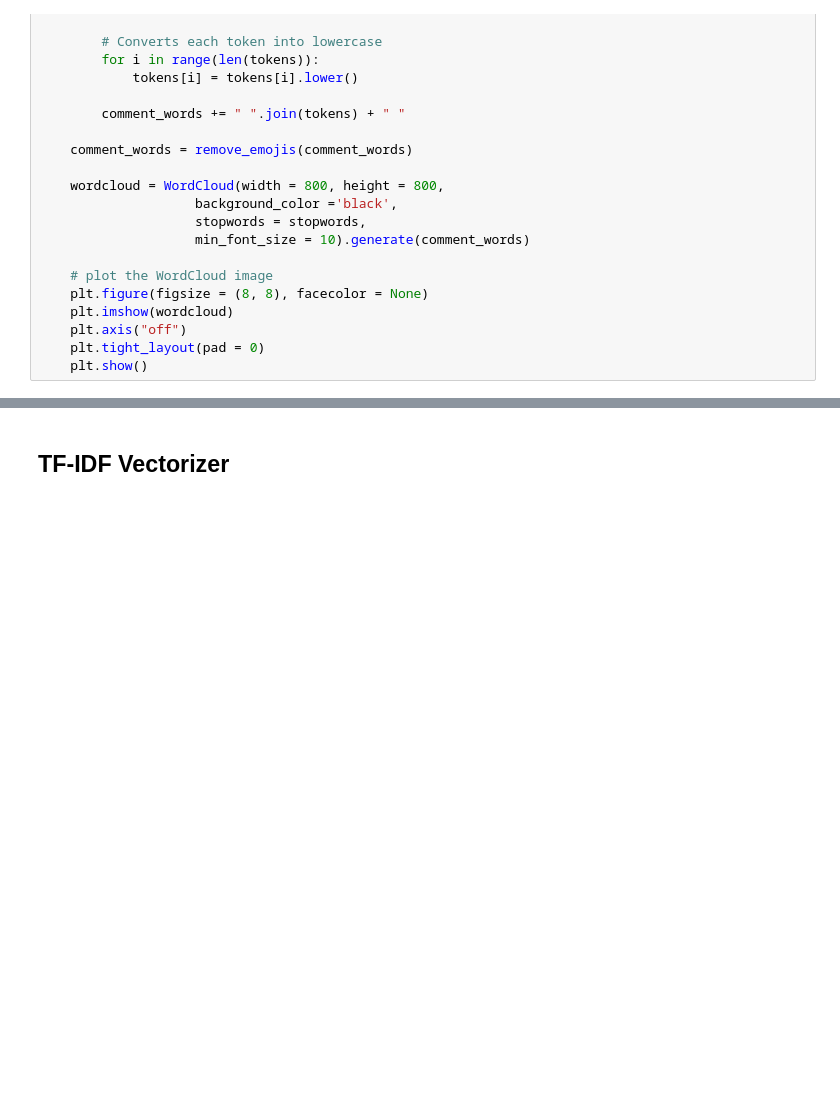
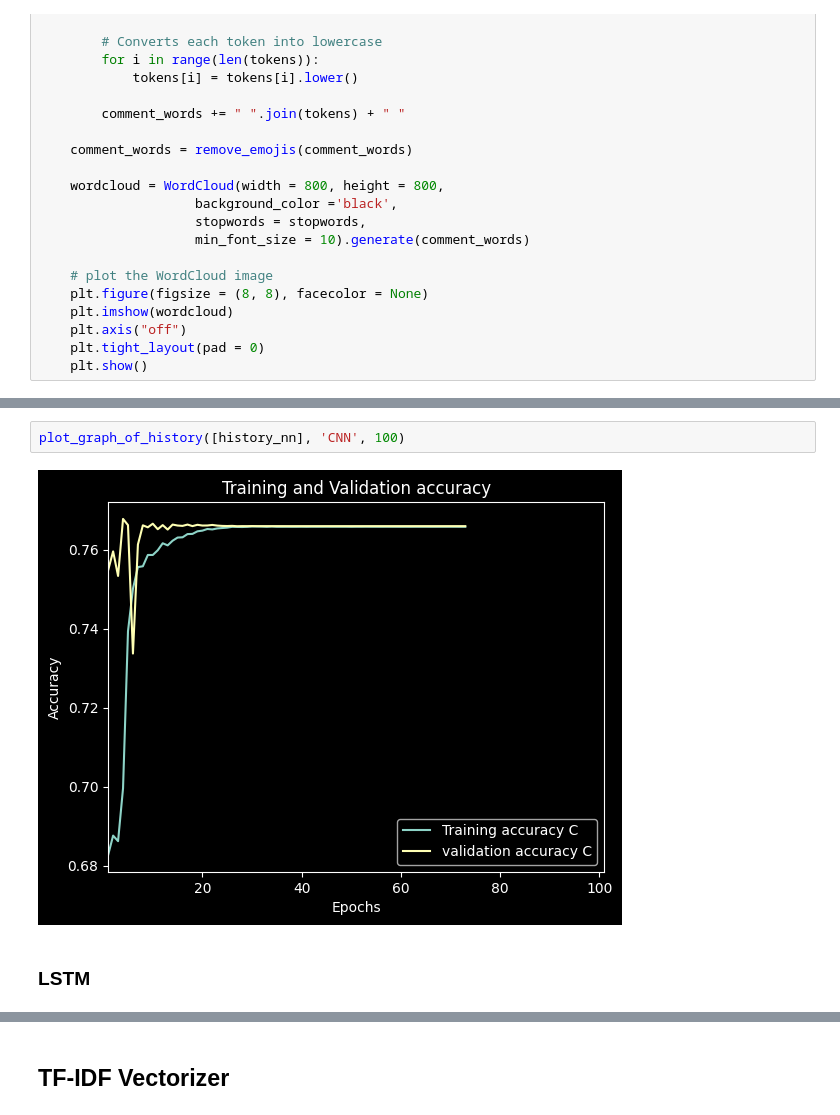
Before and after one commit to premanshsharma/Multilingual-Abusive-Comment-Detection, a Jupyter notebook: abusiveCommentDetectionPythonCode.ipynb, the cells around one changed output, grey strips where cells are left out. Drawn from its saved outputs; the diff is of its cells as text; blank space fills up the shorter version.

```diff
--- a/abusiveCommentDetectionPythonCode.ipynb
+++ b/abusiveCommentDetectionPythonCode.ipynb
@@ -104,0 +334,6 @@ def create_word_cloud(df):
+# %%
+plot_graph_of_history([history_nn], 'CNN', 100)
+# %% [output]
+[figure, added]
+# %% [markdown]
+### LSTM
```
Also changed, not shown: parts of 40 cells of this notebook.
